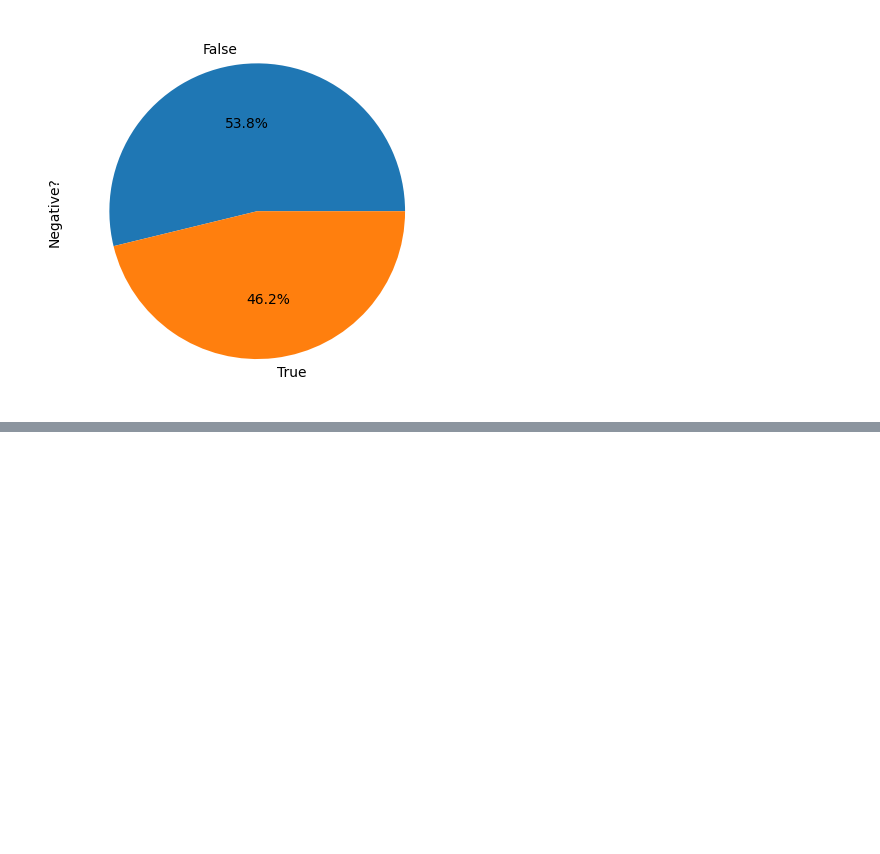
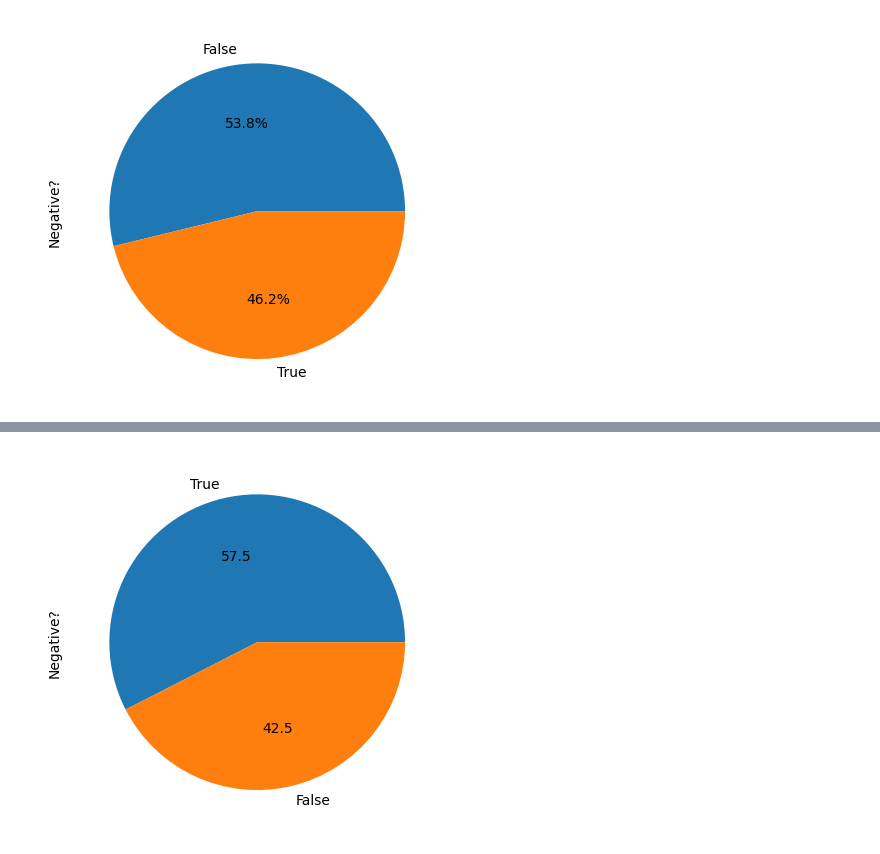
Before and after one commit to Riadrekab/Youtube-Negative-Comments-Detection, a Jupyter notebook: Cleaner-Analyser.ipynb, the cells around one changed output, grey strips where cells are left out. Cells and saved outputs as stored; diff of their text form; code cells hidden in the pictures; blank space fills up the shorter version.

```diff
--- a/Cleaner-Analyser.ipynb
+++ b/Cleaner-Analyser.ipynb
@@ -90,0 +227,9 @@ plt.show()
+# %%
+rows_to_delete = dfTemp[dfTemp['Negative?'] == True].index[:15000]
+dfTemp = dfTemp.drop(index=rows_to_delete)
+dfTemp = dfTemp.reset_index()
+# %%
+dfTemp['Negative?'].value_counts().plot(kind='pie',autopct='%.1f')
+plt.show()
+# %% [output]
+[figure, added]
```
Also changed, not shown: parts of 16 cells of this notebook, 4 other files.
